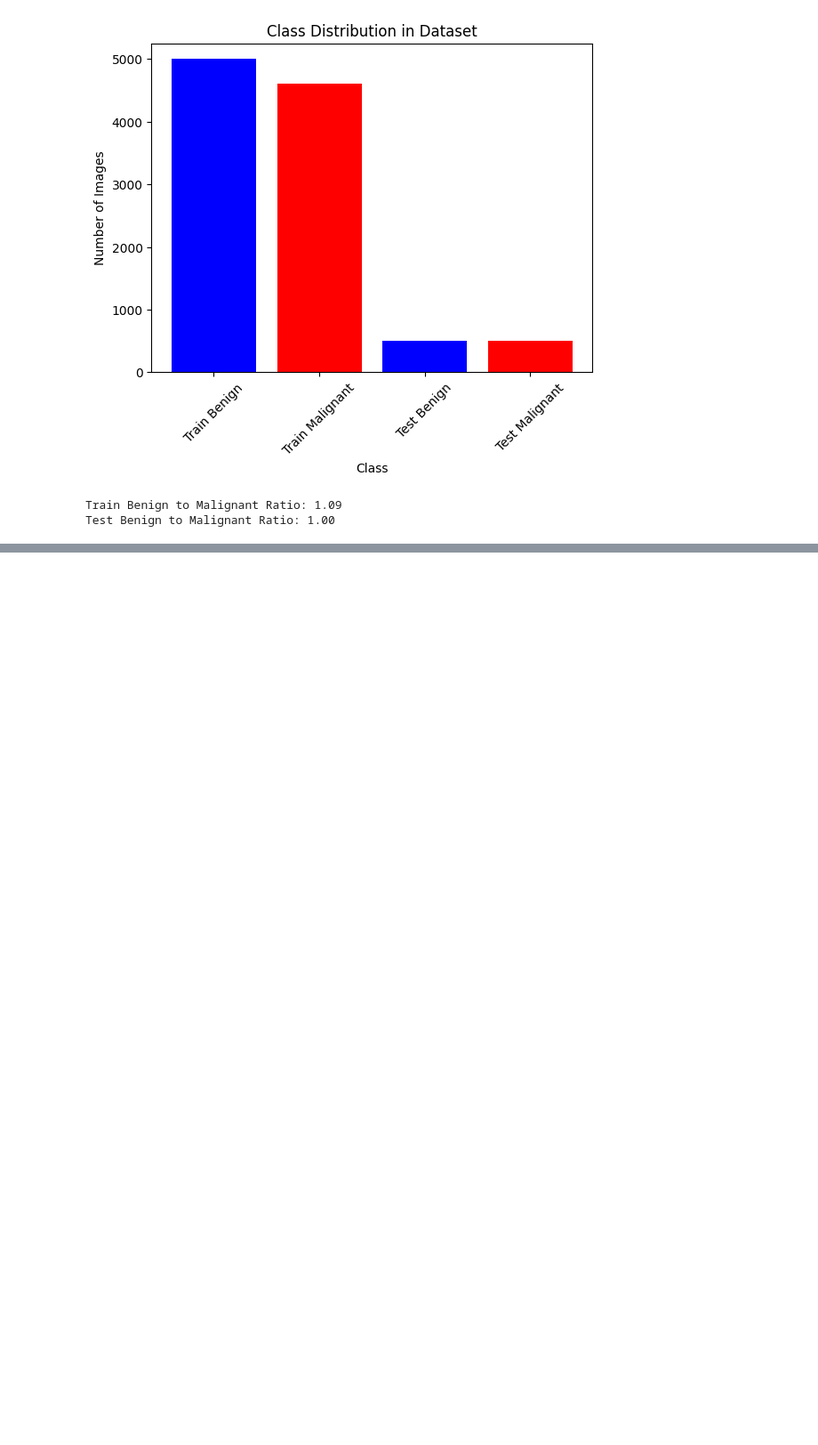
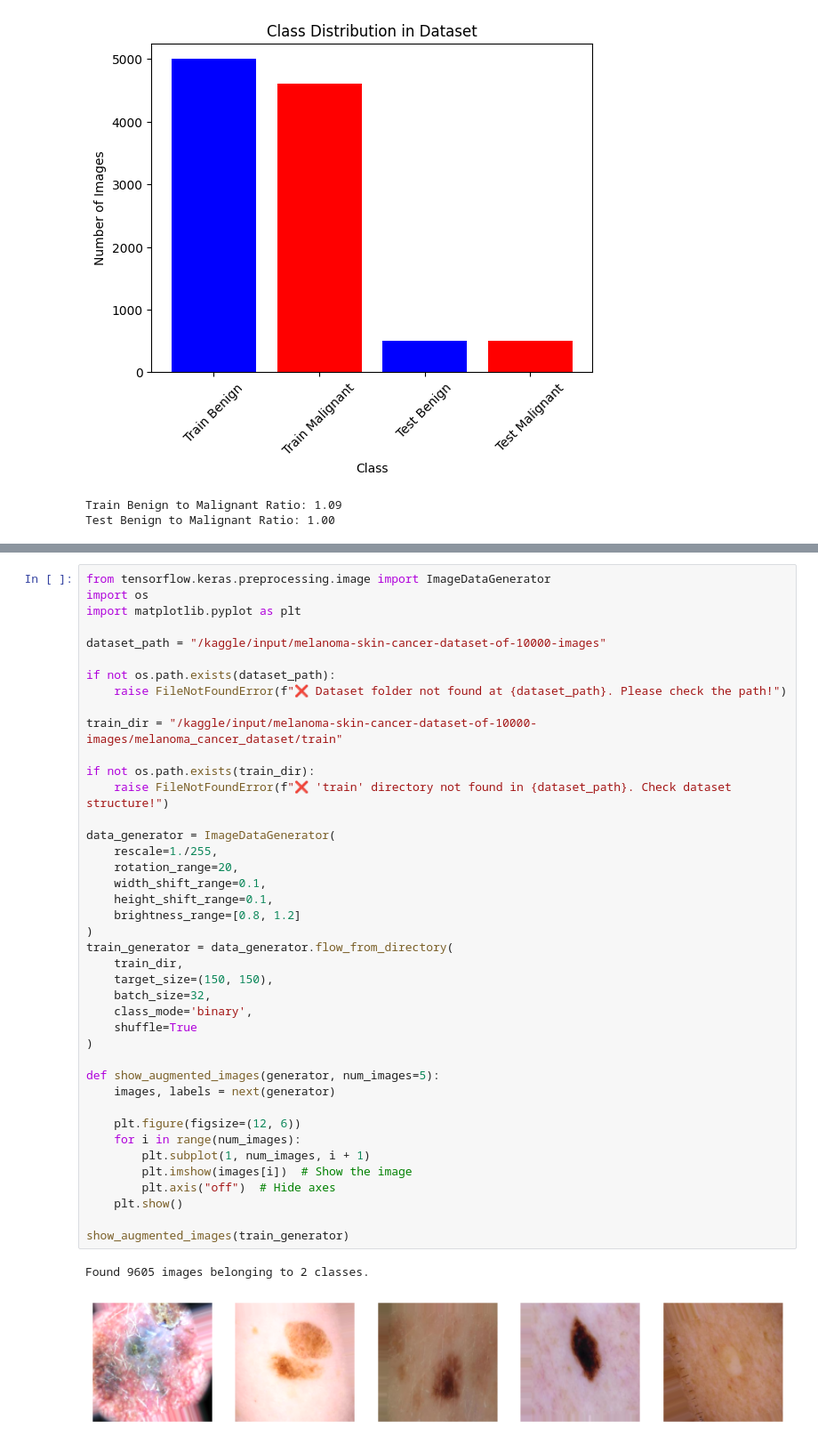
Before and after one commit to misspriyagill/melanoma-detection, a Jupyter notebook: major-project.ipynb, the cells around one changed output, grey strips where cells are left out. Shown at 89% size. Saved outputs shown, nothing was run; the diff lists cells and outputs as text; blank space fills up the shorter version.

Commit message:
Kaggle Notebook | MAJOR PROJECT | blueprint model

```diff
--- a/major-project.ipynb
+++ b/major-project.ipynb
@@ -172,0 +170,44 @@ PAV starts here
+# %%
+from tensorflow.keras.preprocessing.image import ImageDataGenerator
+import os
+import matplotlib.pyplot as plt
+
+dataset_path = "/kaggle/input/melanoma-skin-cancer-dataset-of-10000-images"
+
+if not os.path.exists(dataset_path):
+    raise FileNotFoundError(f"❌ Dataset folder not found at {dataset_path}. Please check the path!")
+
+train_dir = "/kaggle/input/melanoma-skin-cancer-dataset-of-10000-images/melanoma_cancer_dataset/train"
+
+if not os.path.exists(train_dir):
+    raise FileNotFoundError(f"❌ 'train' directory not found in {dataset_path}. Check dataset structure!")
+
+data_generator = ImageDataGenerator(
+    rescale=1./255,
+    rotation_range=20,
+    width_shift_range=0.1,
+    height_shift_range=0.1,
+    brightness_range=[0.8, 1.2]
+)
+train_generator = data_generator.flow_from_directory(
+    train_dir,
+    target_size=(150, 150),
+    batch_size=32,
+    class_mode='binary',
+    shuffle=True
+)
+
+def show_augmented_images(generator, num_images=5):
+    images, labels = next(generator)
+
+    plt.figure(figsize=(12, 6))
+    for i in range(num_images):
+        plt.subplot(1, num_images, i + 1)
+        plt.imshow(images[i])  # Show the image
+        plt.axis("off")  # Hide axes
+    plt.show()
+
+show_augmented_images(train_generator)
+# %% [output]
+Found 9605 images belonging to 2 classes.
+[figure, added]
```
Also changed, not shown: parts of 10 cells of this notebook.
